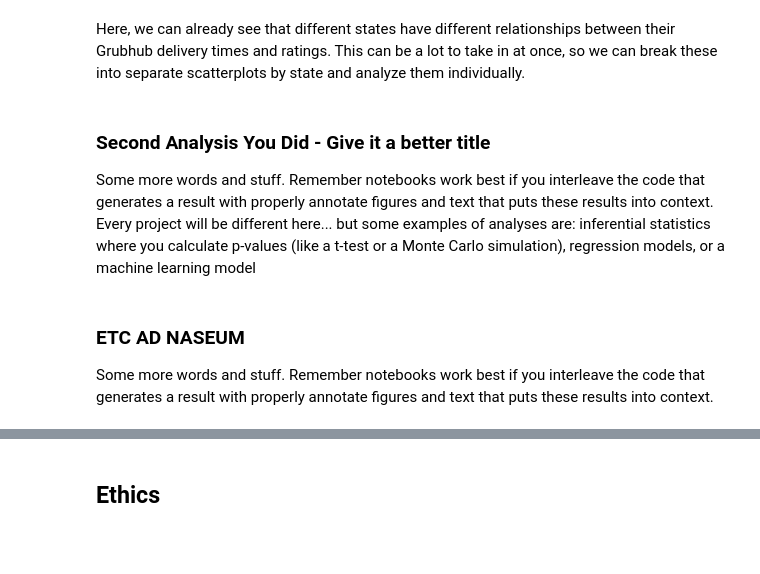
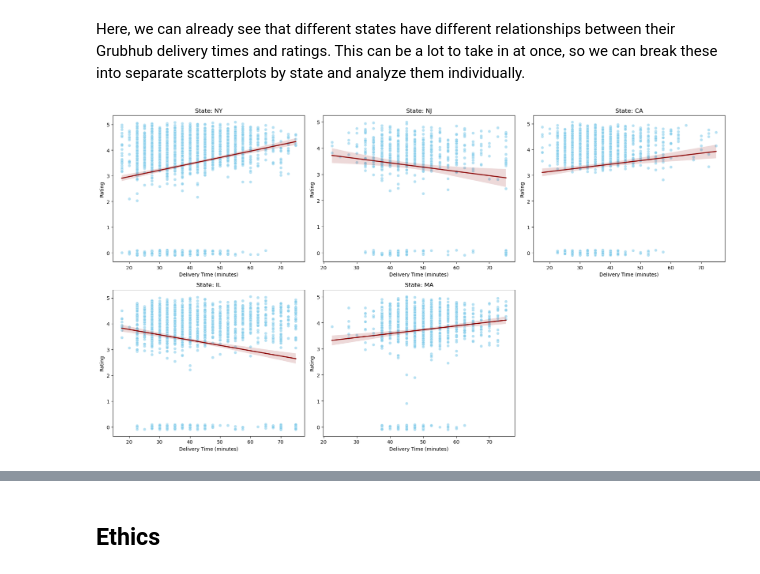
Before and after one commit to COGS108/Group111_WI26, a Jupyter notebook: 03-FinalProject.ipynb, the cells around one changed output, grey strips where cells are left out. Saved outputs shown, nothing was run; the diff lists cells and outputs as text; code cells hidden in the pictures; blank space fills up the shorter version.

Commit message:
(Incomplete) moving code into this notebook

```diff
--- a/03-FinalProject.ipynb
+++ b/03-FinalProject.ipynb
@@ -333,6 +341,2 @@ state_lmplot(grubhub)
 # %% [markdown]
 Here, we can already see that different states have different relationships between their Grubhub delivery times and ratings. This can be a lot to take in at once, so we can break these into separate scatterplots by state and analyze them individually.
-# %% [markdown]
-### Second Analysis You Did - Give it a better title
-
-Some more words and stuff.  Remember notebooks work best if you interleave the code that generates a result with properly annotate figures and text that puts these results into context.  Every project will be different here... but some examples of analyses are: inferential statistics where you calculate p-values (like a t-test or a Monte Carlo simulation), regression models, or a machine learning model
@@ -342,4 +342,0 @@ Some more words and stuff.  Remember notebooks work best if you interleave the c
-# %% [markdown]
-### ETC AD NASEUM
-
-Some more words and stuff.  Remember notebooks work best if you interleave the code that generates a result with properly annotate figures and text that puts these results into context.
@@ -348,0 +343,5 @@ Some more words and stuff.  Remember notebooks work best if you interleave the c
+# %%
+# Full code in eda_functions.py
+state_scatterplot(grubhub)
+# %% [output]
+[figure, added]
```
Also changed, not shown: parts of 34 cells of this notebook.
